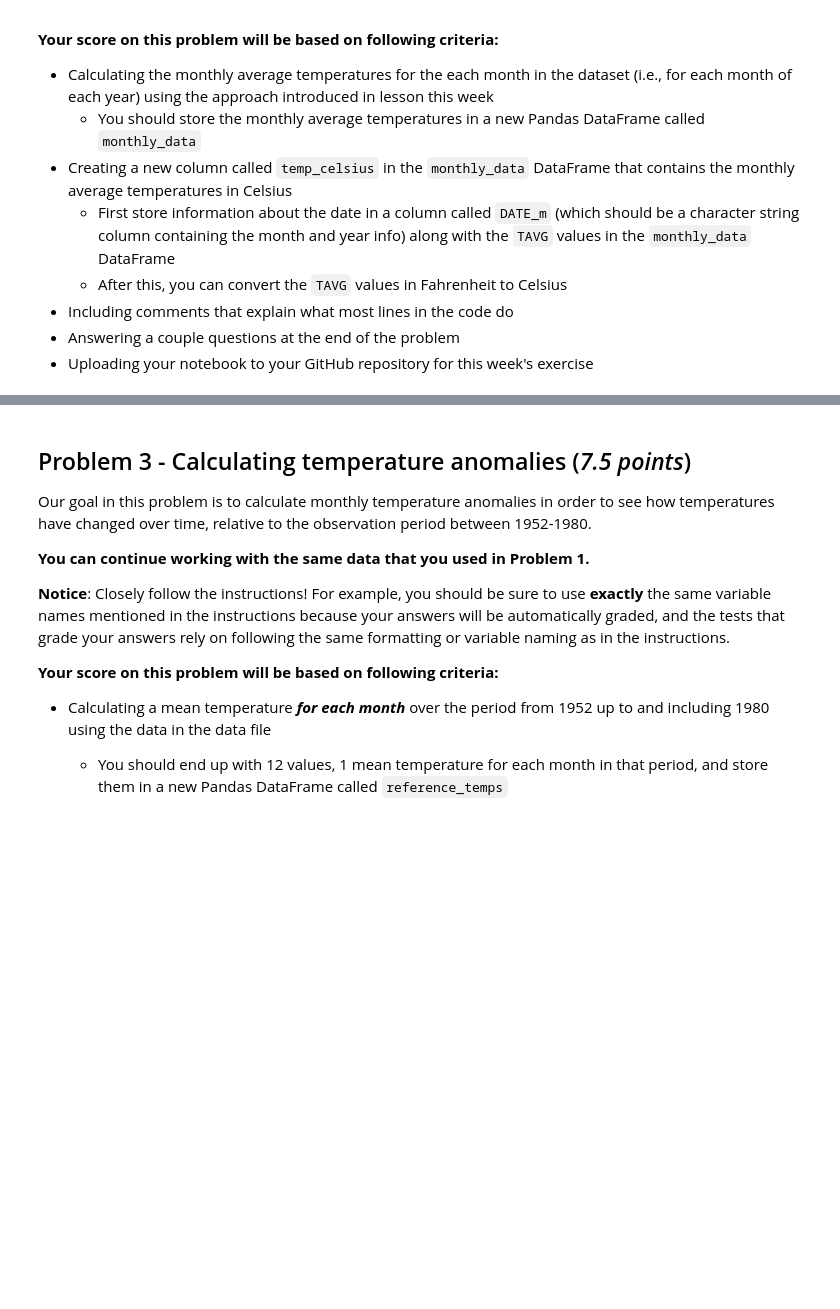
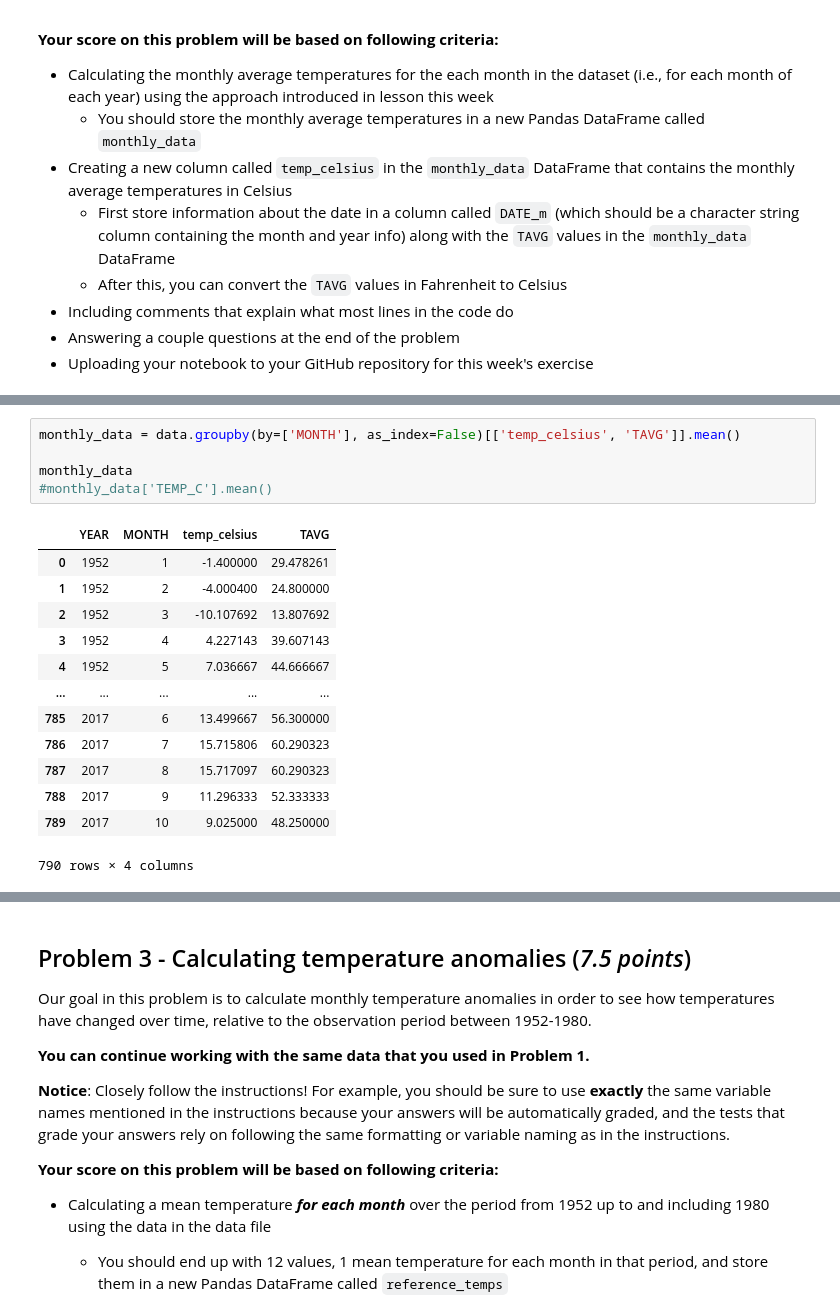
Before and after one commit to FinnP0611/Exercise-6-Finn, a Jupyter notebook: Exercise-6-problems-1-3.ipynb, the cells around one changed output, grey strips where cells are left out. Drawn from its saved outputs; the diff is of its cells as text; blank space fills up the shorter version.

```diff
--- a/Exercise-6-problems-1-3.ipynb
+++ b/Exercise-6-problems-1-3.ipynb
@@ -216,3 +219,22 @@ raise NotImplementedError()
+# %%
+monthly_data = data.groupby(by=['MONTH'], as_index=False)[['temp_celsius', 'TAVG']].mean()
+
+monthly_data
+#monthly_data['TEMP_C'].mean()
+# %% [output]
+|  | YEAR | MONTH | temp_celsius | TAVG |
+| 0 | 1952 | 1 | -1.400000 | 29.478261 |
+| 1 | 1952 | 2 | -4.000400 | 24.800000 |
+| 2 | 1952 | 3 | -10.107692 | 13.807692 |
+| 3 | 1952 | 4 | 4.227143 | 39.607143 |
+| 4 | 1952 | 5 | 7.036667 | 44.666667 |
+| ... | ... | ... | ... | ... |
+| 785 | 2017 | 6 | 13.499667 | 56.300000 |
+| 786 | 2017 | 7 | 15.715806 | 60.290323 |
+| 787 | 2017 | 8 | 15.717097 | 60.290323 |
+| 788 | 2017 | 9 | 11.296333 | 52.333333 |
+| 789 | 2017 | 10 | 9.025000 | 48.250000 |
+790 rows × 4 columns
 # %%
 # This test print should print the length of variable monthly_data
 print(len(monthly_data))
```
Also changed, not shown: parts of 9 cells of this notebook.
